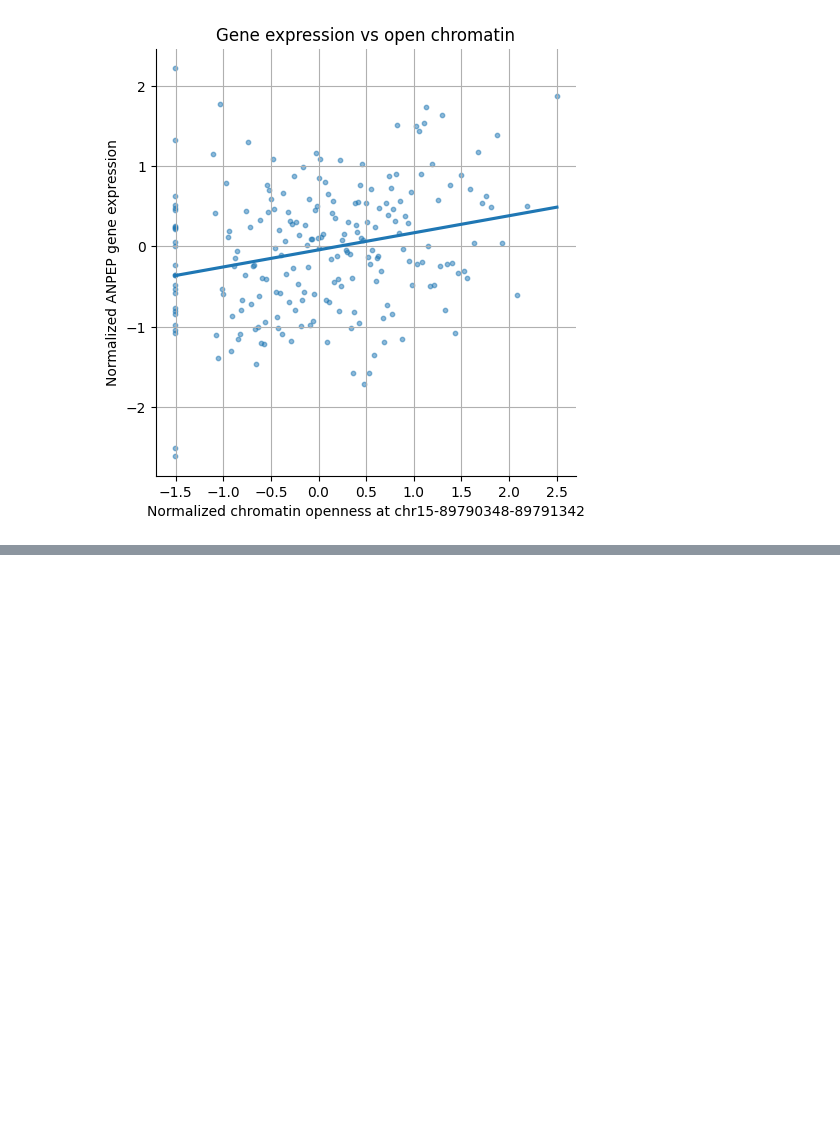
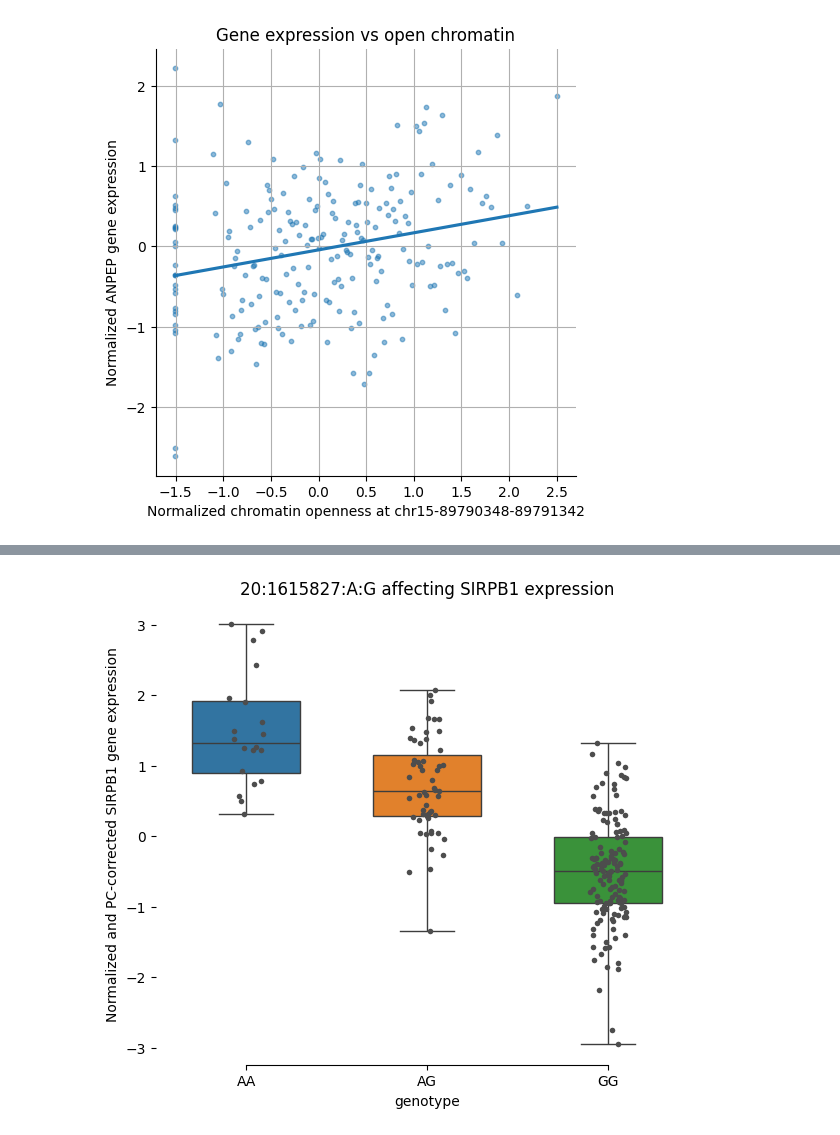
Before and after one commit to molgenis/wijst_multiome, a Jupyter notebook: qtl/mo_plot_qtls.ipynb, the cells around one changed output, grey strips where cells are left out. Saved outputs shown, nothing was run; the diff lists cells and outputs as text; code cells hidden in the pictures; blank space fills up the shorter version.

```diff
--- a/qtl/mo_plot_qtls.ipynb
+++ b/qtl/mo_plot_qtls.ipynb
@@ -264,0 +274,31 @@ sns.despine(trim=True, left=True)
+# %%
+# location of the ATAC data that has the PCs regressed out
+rna_data_regressed_loc = '/groups/umcg-franke-scrna/tmp02/projects/multiome/ongoing/qtl/eqtl/sc-eqtlgen/input/L1/UT/monocyte.qtlInput.PcCorrectedResiduals.txt.gz'
+# read the ATAC data
+rna_data_regressed = pd.read_csv(rna_data_regressed_loc, header = 0, sep = '\t', index_col = 0)
+# calculate Z scores
+rna_data_regressed_z = rna_data_regressed.apply(zscore, axis = 1)
+# %%
+# get the caQTL table
+eqtl_reg_table = get_qtl_table(omics=rna_data_regressed_z,
+                 genotypes=genotypes,
+                 omics_smf=atac_smf,
+                 omics_feature='SIRPB1',
+                 variant='20:1615827:A:G')
+# add a binary genotype
+eqtl_reg_table['alleles'] = eqtl_reg_table['genotype'].map({0.0 : 'AA', 1.0 : 'AG', 2.0 : 'GG'})
+# and sort
+eqtl_reg_table = eqtl_reg_table.sort_values('alleles')
+# %%
+# set plots
+f, ax = plt.subplots(figsize=(7, 6))
+# now create the plot
+sb = sns.boxplot(x="alleles", y="omics", hue="alleles", data=eqtl_reg_table, whis=[0, 100], width=.6).set(title = ' '.join(['20:1615827:A:G', 'affecting', 'SIRPB1', 'expression']))
+# Add in points to show each observation
+sp = sns.stripplot(x="alleles", y="omics", data=eqtl_reg_table, size=4, color=".3", linewidth=0)
+# Tweak the visual presentation
+ax.xaxis.grid(False)
+ax.set(ylabel='Normalized and PC-corrected SIRPB1 gene expression', xlabel='genotype')
+sns.despine(trim=True, left=True)
+# %% [output]
+[figure, added]
```
Also changed, not shown: parts of 15 cells of this notebook, 1 other file.
